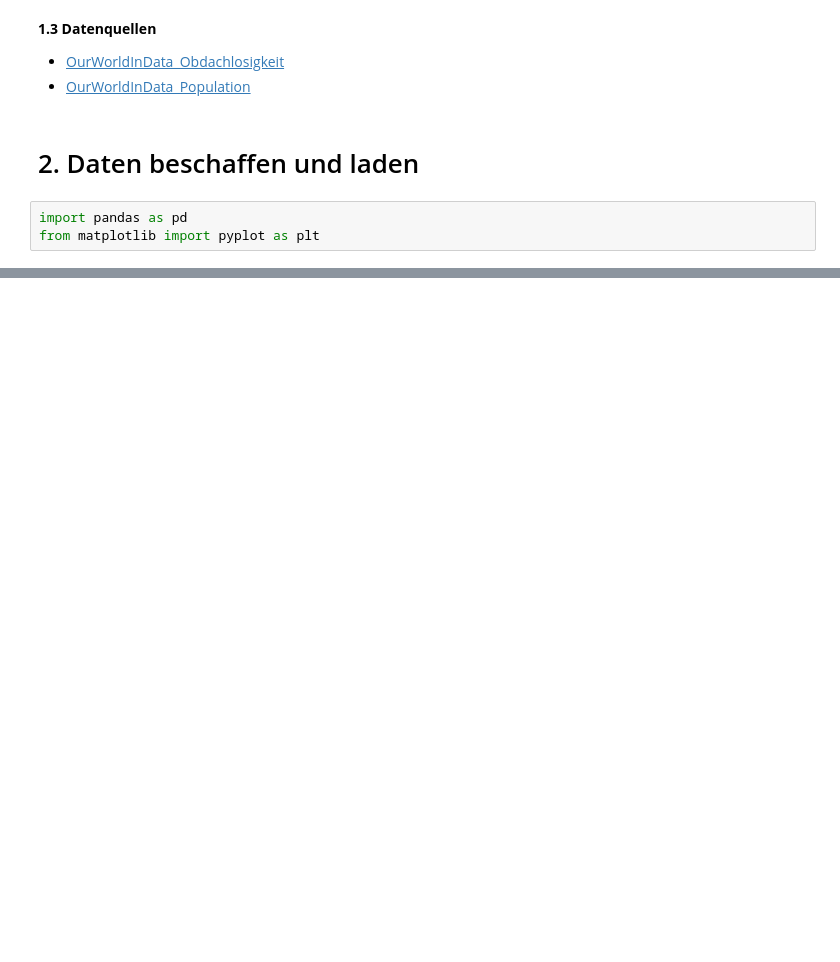
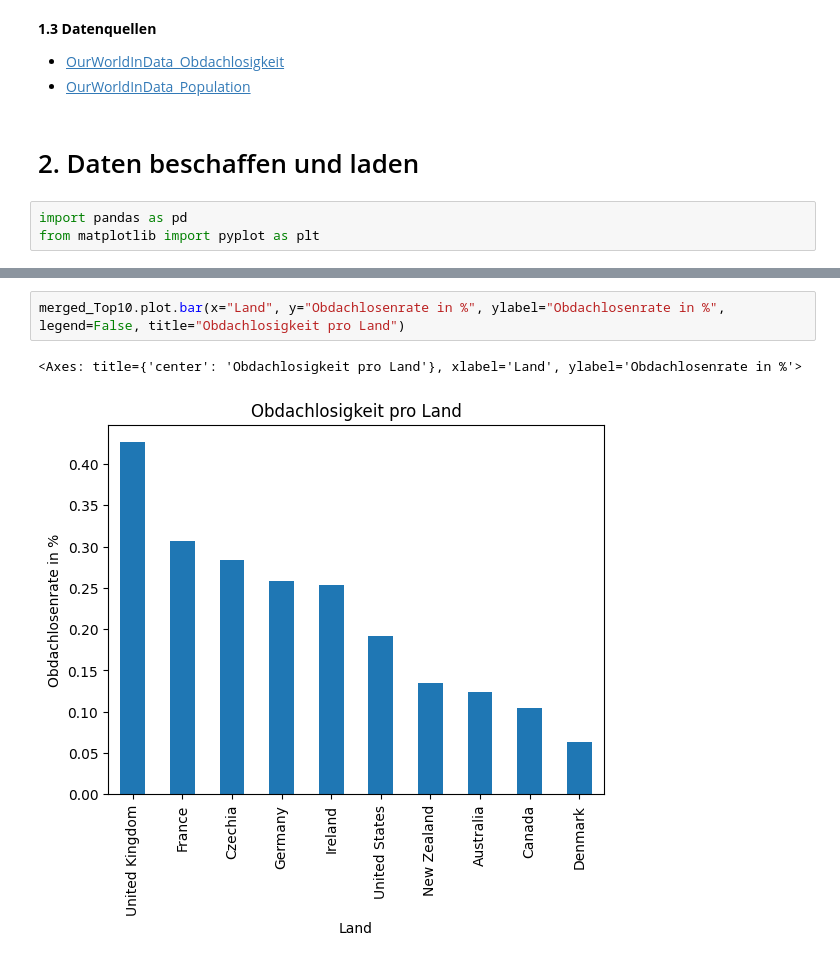
Before and after one commit to Lulibi/Informatik-LN, a Jupyter notebook: Obdachlosigkeit.ipynb, the cells around one changed output, grey strips where cells are left out. Saved outputs shown, nothing was run; the diff lists cells and outputs as text; blank space fills up the shorter version.

Commit message:
Tabelle bearbeitet und Plot hinzugefügt

```diff
--- a/Obdachlosigkeit.ipynb
+++ b/Obdachlosigkeit.ipynb
@@ -78,0 +90,5 @@ merged.head(50)
+# %%
+merged_Top10.plot.bar(x="Land", y="Obdachlosenrate in %", ylabel="Obdachlosenrate in %", legend=False, title="Obdachlosigkeit pro Land")
+# %% [output]
+<Axes: title={'center': 'Obdachlosigkeit pro Land'}, xlabel='Land', ylabel='Obdachlosenrate in %'>
+[figure, added]
```
Also changed, not shown: parts of 5 cells of this notebook.
